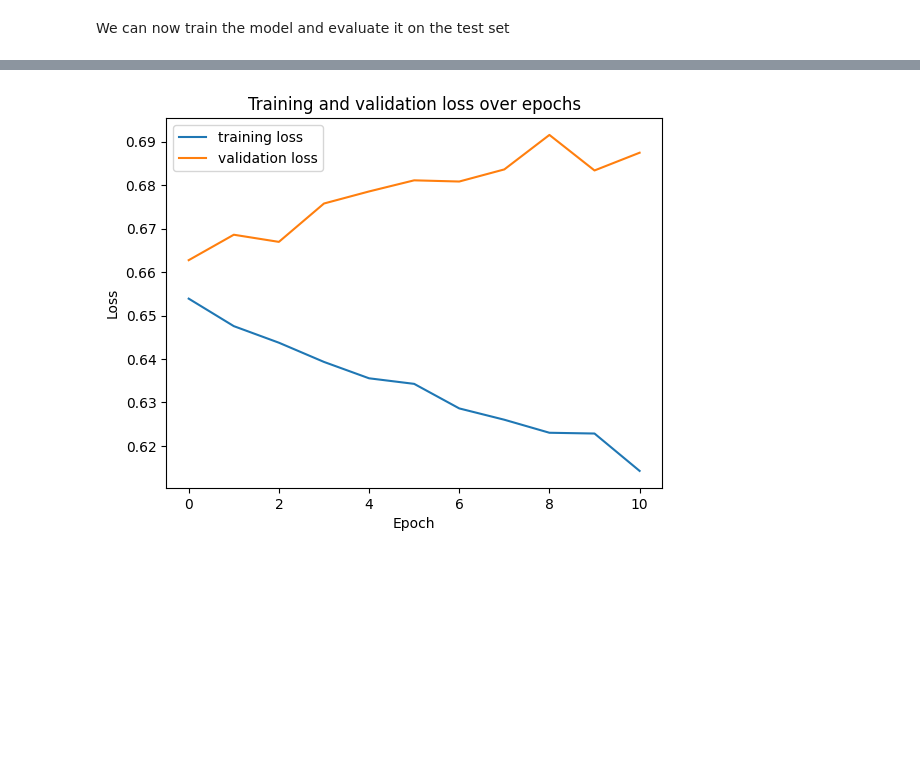
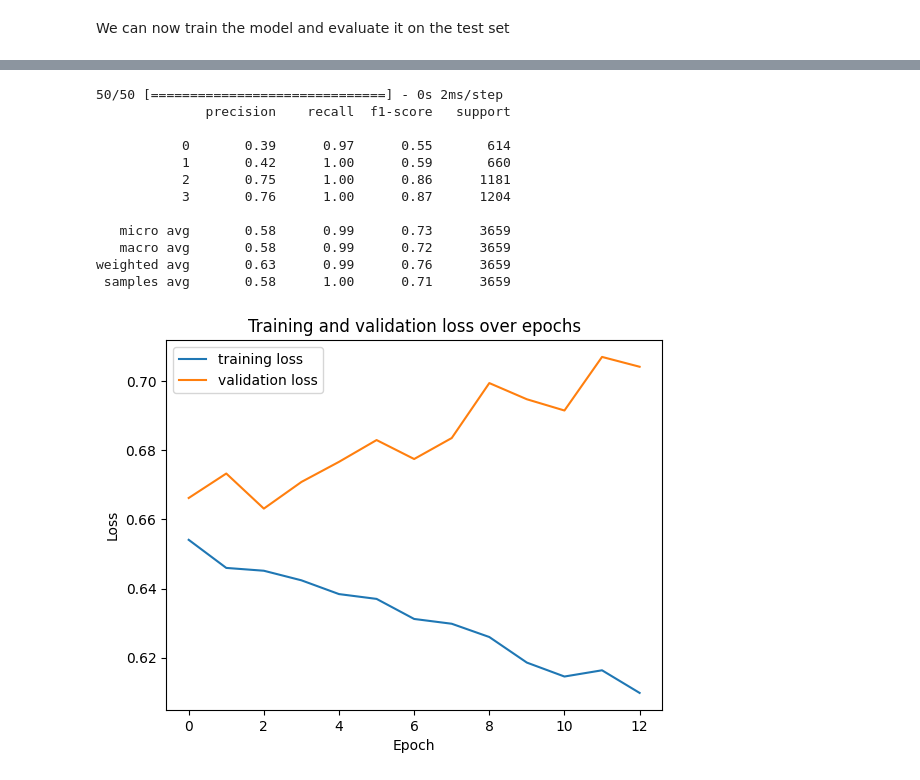
Before and after one commit to Slebbon/TXA-Group-6, a Jupyter notebook: cnn_bce.ipynb, the cells around one changed output, grey strips where cells are left out. Drawn from its saved outputs; the diff is of its cells as text; code cells hidden in the pictures; blank space fills up the shorter version.

```diff
--- a/cnn_bce.ipynb
+++ b/cnn_bce.ipynb
@@ -440,6 +440,8 @@ final_history = final_model.fit(X_train, y_train,
     verbose=1,
     callbacks=[reduce_lr, early_stopping])
 
+final_model.save('cnn_bce_model.h5')
+
 threshold = 0.5
 
 y_pred_probs = final_model.predict(X_test)
@@ -479 +481,13 @@ weighted avg       0.63      1.00      0.76      3659
+50/50 [==============================] - 0s 2ms/step
+              precision    recall  f1-score   support
+
+           0       0.39      0.97      0.55       614
+           1       0.42      1.00      0.59       660
+           2       0.75      1.00      0.86      1181
+           3       0.76      1.00      0.87      1204
+
+   micro avg       0.58      0.99      0.73      3659
+   macro avg       0.58      0.99      0.72      3659
+weighted avg       0.63      0.99      0.76      3659
+ samples avg       0.58      1.00      0.71      3659
-[figure, old version]
+[figure, new version]
```
Also changed, not shown: parts of 1 cell of this notebook, 5 other files.
